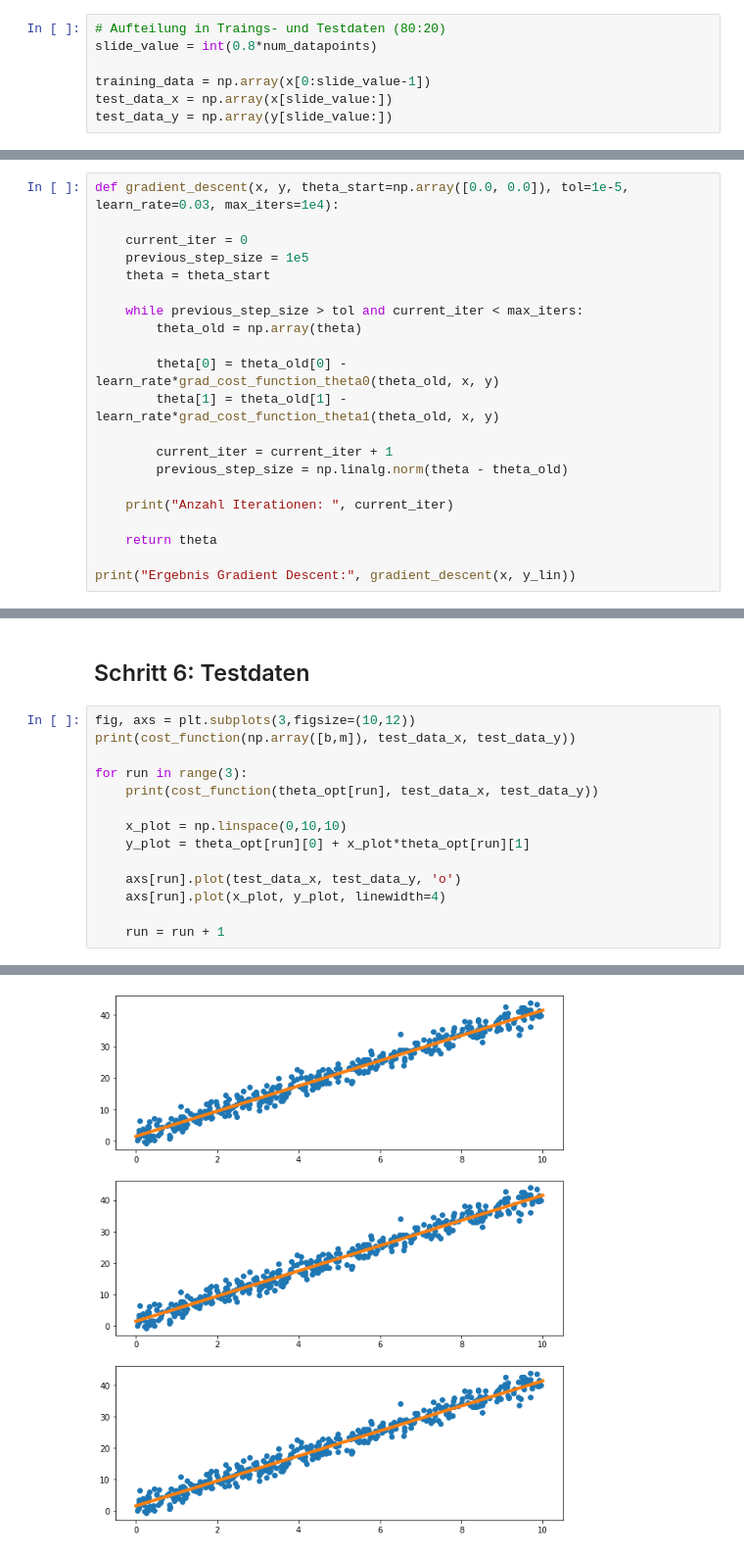
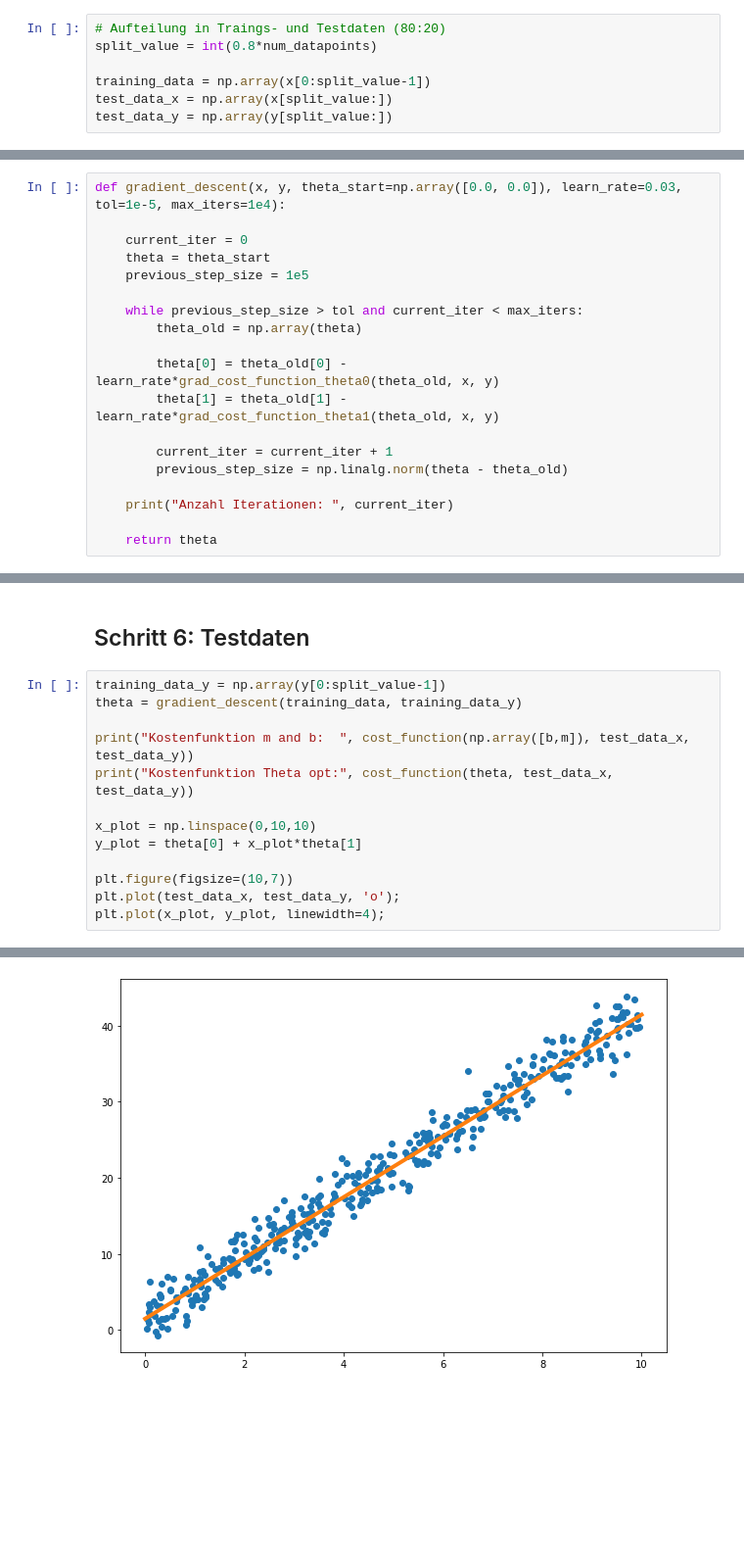
Before and after one commit to codingwithmagga/machine_learning_tutorial_code, a Jupyter notebook: Tutorial_08_Implementation_LR_GD/Simple_LR_GD.ipynb, the cells around one changed output, grey strips where cells are left out. Shown at 98% size. Saved outputs shown, nothing was run; the diff lists cells and outputs as text; blank space fills up the shorter version.

```diff
--- a/Tutorial_08_Implementation_LR_GD/Simple_LR_GD.ipynb
+++ b/Tutorial_08_Implementation_LR_GD/Simple_LR_GD.ipynb
@@ -36,11 +36,11 @@ plt.plot(x, y, 'o');
 ## Schritt 2: Daten aufbereiten
 # %%
 # Aufteilung in Traings- und Testdaten (80:20)
-slide_value = int(0.8*num_datapoints)
+split_value = int(0.8*num_datapoints)
 
-training_data = np.array(x[0:slide_value-1])
-test_data_x = np.array(x[slide_value:])
-test_data_y = np.array(y[slide_value:])
+training_data = np.array(x[0:split_value-1])
+test_data_x = np.array(x[split_value:])
+test_data_y = np.array(y[split_value:])
 # %%
 # Aufteilung in k-Folds
 kf = KFold(n_splits=3)
@@ -118,11 +118,11 @@ Grad cost function value theta_1: 0.0
 * i: Iterationschritt
 * alpha: Lernrate
 # %%
-def gradient_descent(x, y, theta_start=np.array([0.0, 0.0]), tol=1e-5, learn_rate=0.03, max_iters=1e4):
+def gradient_descent(x, y, theta_start=np.array([0.0, 0.0]), learn_rate=0.03, tol=1e-5, max_iters=1e4):
 
     current_iter = 0
+    theta = theta_start
     previous_step_size = 1e5
-    theta = theta_start
 
     while previous_step_size > tol and current_iter < max_iters:
         theta_old = np.array(theta)
@@ -136,5 +136,3 @@ def gradient_descent(x, y, theta_start=np.array([0.0, 0.0]), tol=1e-5, learn_rat
     print("Anzahl Iterationen: ", current_iter)
 
     return theta
-
-print("Ergebnis Gradient Descent:", gradient_descent(x, y_lin))
@@ -235,17 +242,16 @@ Anzahl Iterationen:  1437
 # %% [markdown]
 ## Schritt 6: Testdaten
 # %%
-fig, axs = plt.subplots(3,figsize=(10,12))
-print(cost_function(np.array([b,m]), test_data_x, test_data_y))
+training_data_y = np.array(y[0:split_value-1])
+theta = gradient_descent(training_data, training_data_y)
 
-for run in range(3):
-    print(cost_function(theta_opt[run], test_data_x, test_data_y))
+print("Kostenfunktion m and b:  ", cost_function(np.array([b,m]), test_data_x, test_data_y))
+print("Kostenfunktion Theta opt:", cost_function(theta, test_data_x, test_data_y))
 
-    x_plot = np.linspace(0,10,10)
-    y_plot = theta_opt[run][0] + x_plot*theta_opt[run][1]
+x_plot = np.linspace(0,10,10)
+y_plot = theta[0] + x_plot*theta[1]
 
-    axs[run].plot(test_data_x, test_data_y, 'o')
-    axs[run].plot(x_plot, y_plot, linewidth=4)
-
-    run = run + 1
+plt.figure(figsize=(10,7))
+plt.plot(test_data_x, test_data_y, 'o');
+plt.plot(x_plot, y_plot, linewidth=4);
 # %% [output]
@@ -256 +261 @@ for run in range(3):
-[figure, old version]
+[figure, new version]
```
Also changed, not shown: parts of 11 cells of this notebook, 1 other file.
